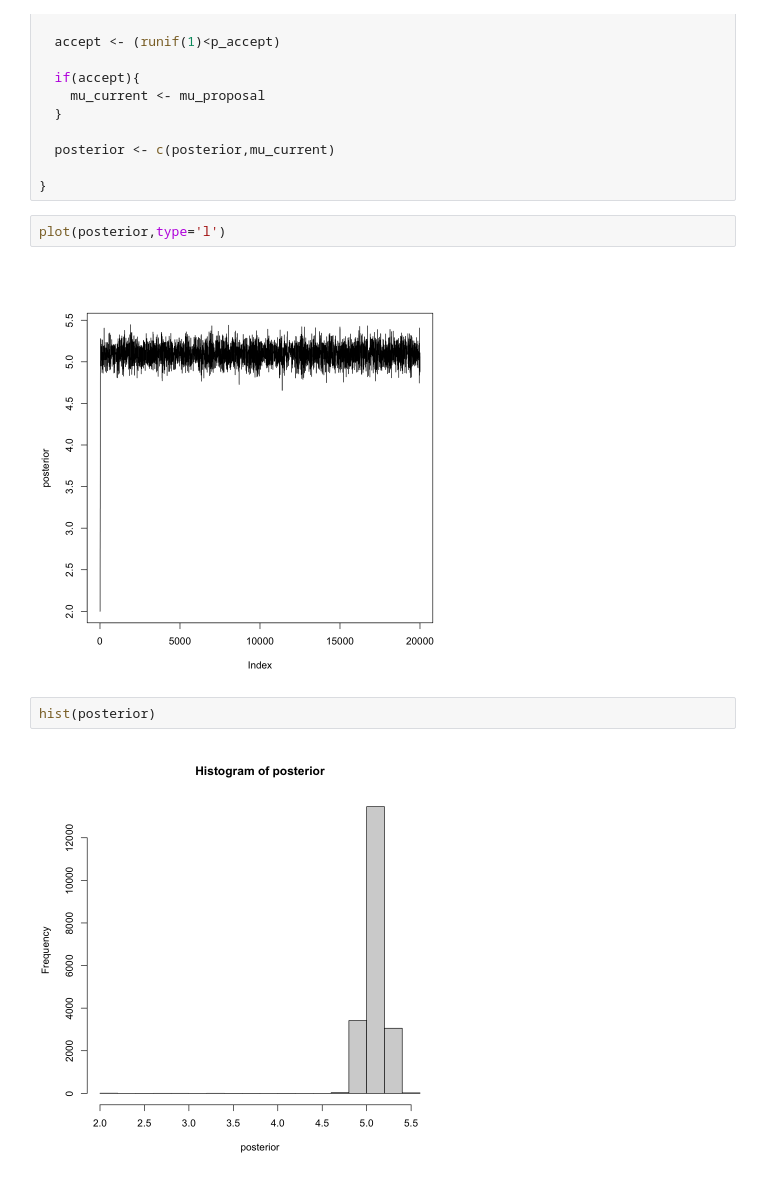
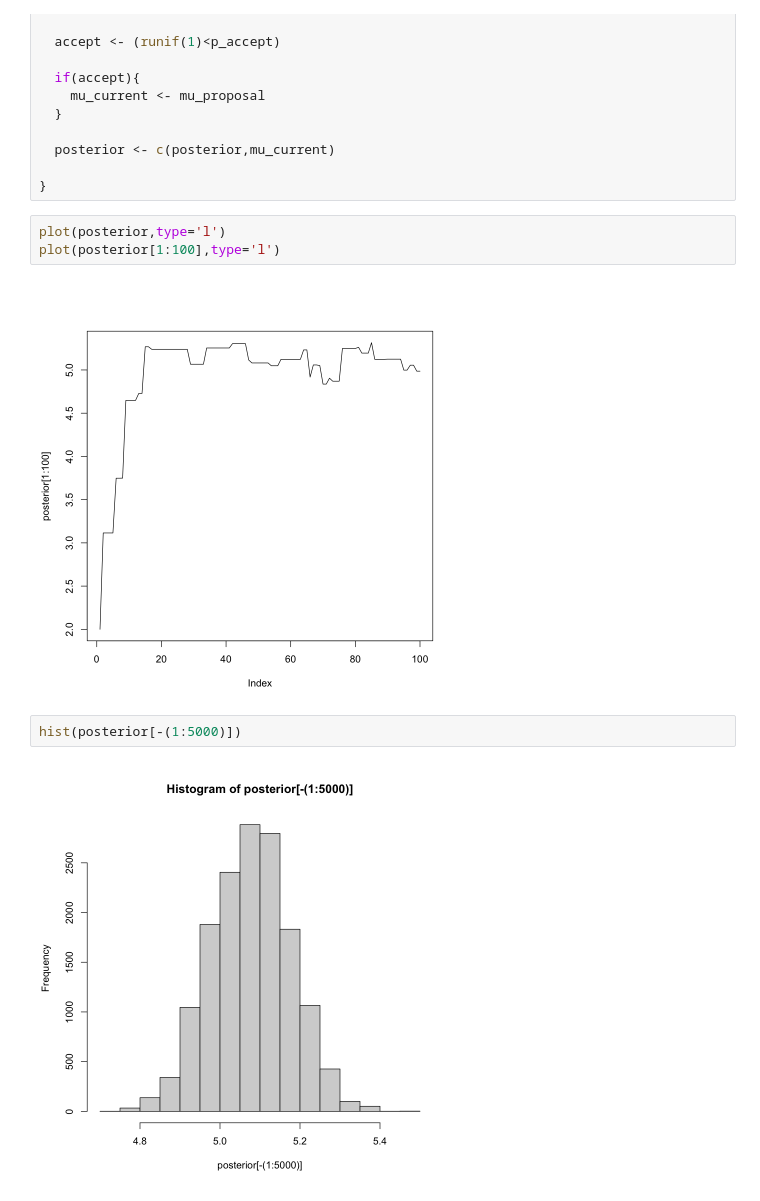
Before and after one commit to Yimdh/progress, a Jupyter notebook: stat/bayesian/MCMC_Metropolis Algorithm.ipynb, the cells around one changed output. Saved outputs shown, nothing was run; the diff lists cells and outputs as text.

```diff
--- a/stat/bayesian/MCMC_Metropolis Algorithm.ipynb
+++ b/stat/bayesian/MCMC_Metropolis Algorithm.ipynb
@@ -131,12 +131,13 @@ for(i in 1:iter) {
 }
 # %%
 plot(posterior,type='l')
+plot(posterior[1:100],type='l')
 # %% [output]
-[figure, old version]
+[figure, new version]
 # %%
-hist(posterior)
+hist(posterior[-(1:5000)])
 # %% [output]
-[figure, old version]
+[figure, new version]
 # %%
 summary(posterior[-(1:5000)])
 # %% [output]
```
Also changed, not shown: parts of 7 cells of this notebook, 3 other files.
